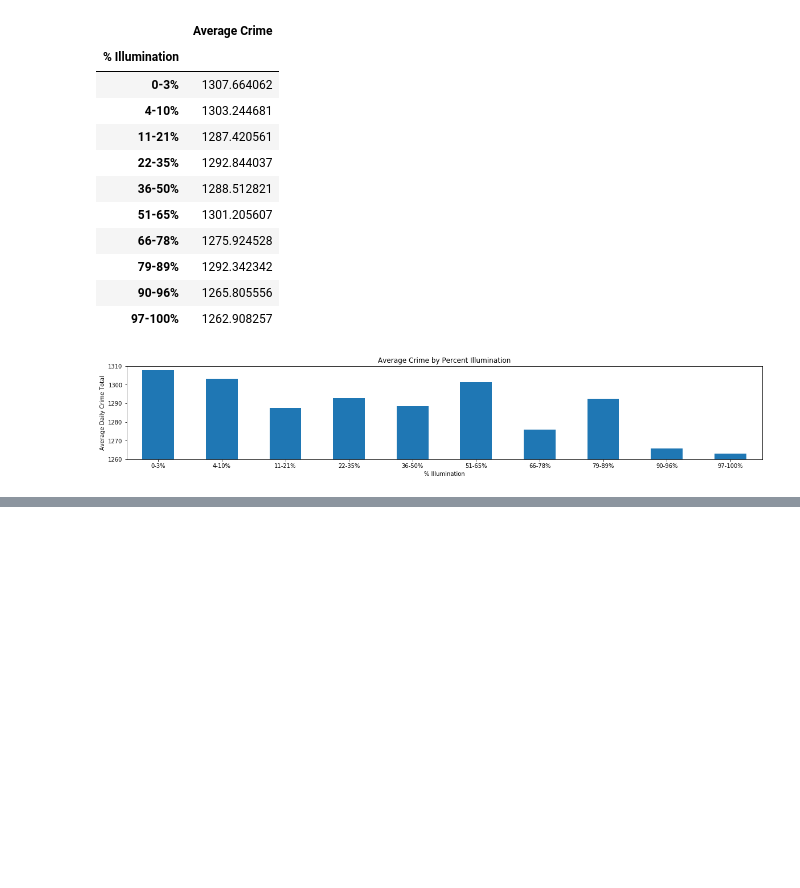
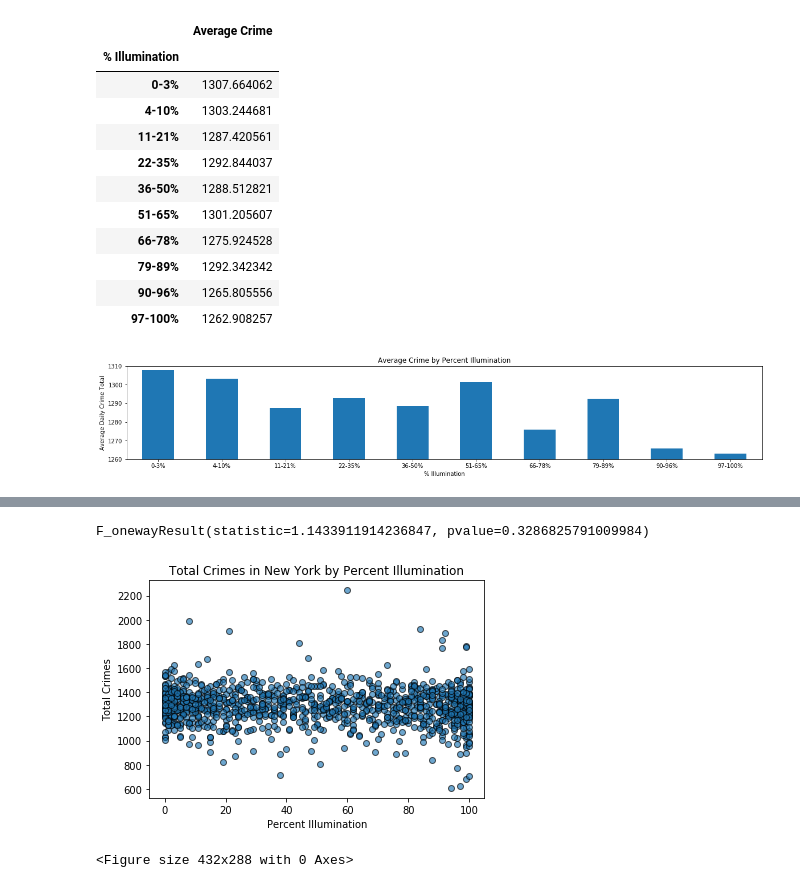
Before and after one commit to knwright/ProgressBar, a Jupyter notebook: JustinWorksheet.ipynb, the cells around one changed output, grey strips where cells are left out. Drawn from its saved outputs; the diff is of its cells as text; code cells hidden in the pictures; blank space fills up the shorter version.

```diff
--- a/JustinWorksheet.ipynb
+++ b/JustinWorksheet.ipynb
@@ -135,0 +172,11 @@ plt.show()
+# %%
+# Adding a new column to display range for each date
+nyc_date_list6['% Illumination'] = pd.cut(nyc_date_list6['Percent Illumination'],
+                                      bins,
+                                      labels = group_name,
+                                      include_lowest=True)
+# Verify length of data frame
+print(len(nyc_date_list6))
+
+# Display data frame
+nyc_date_list6.head()
@@ -135,0 +203,19 @@ plt.show()
+# %%
+# Perform the ANOVA
+stats.f_oneway(nycgroup1, nycgroup2, nycgroup3, nycgroup4, nycgroup5, nycgroup6, nycgroup7, nycgroup8, nycgroup9, nycgroup10)
+# %% [output]
+F_onewayResult(statistic=1.1433911914236847, pvalue=0.3286825791009984)
+# %%
+# Scatter plots for total crimes by percent illumination
+plt.scatter(nyc_date_list6['Percent Illumination'], nyc_date_list6['Total Crimes'],
+           marker ='o', edgecolors='black', alpha = 0.65, linewidth = 1)
+plt.title('Total Crimes in New York by Percent Illumination')
+plt.xlabel('Percent Illumination')
+plt.ylabel('Total Crimes')
+plt.show()
+
+# Save plot
+plt.savefig('nyc_total_crimes_scatter.png')
+# %% [output]
+[figure, added]
+<Figure size 432x288 with 0 Axes>
```
Also changed, not shown: parts of 10 cells of this notebook, 3 other files.
